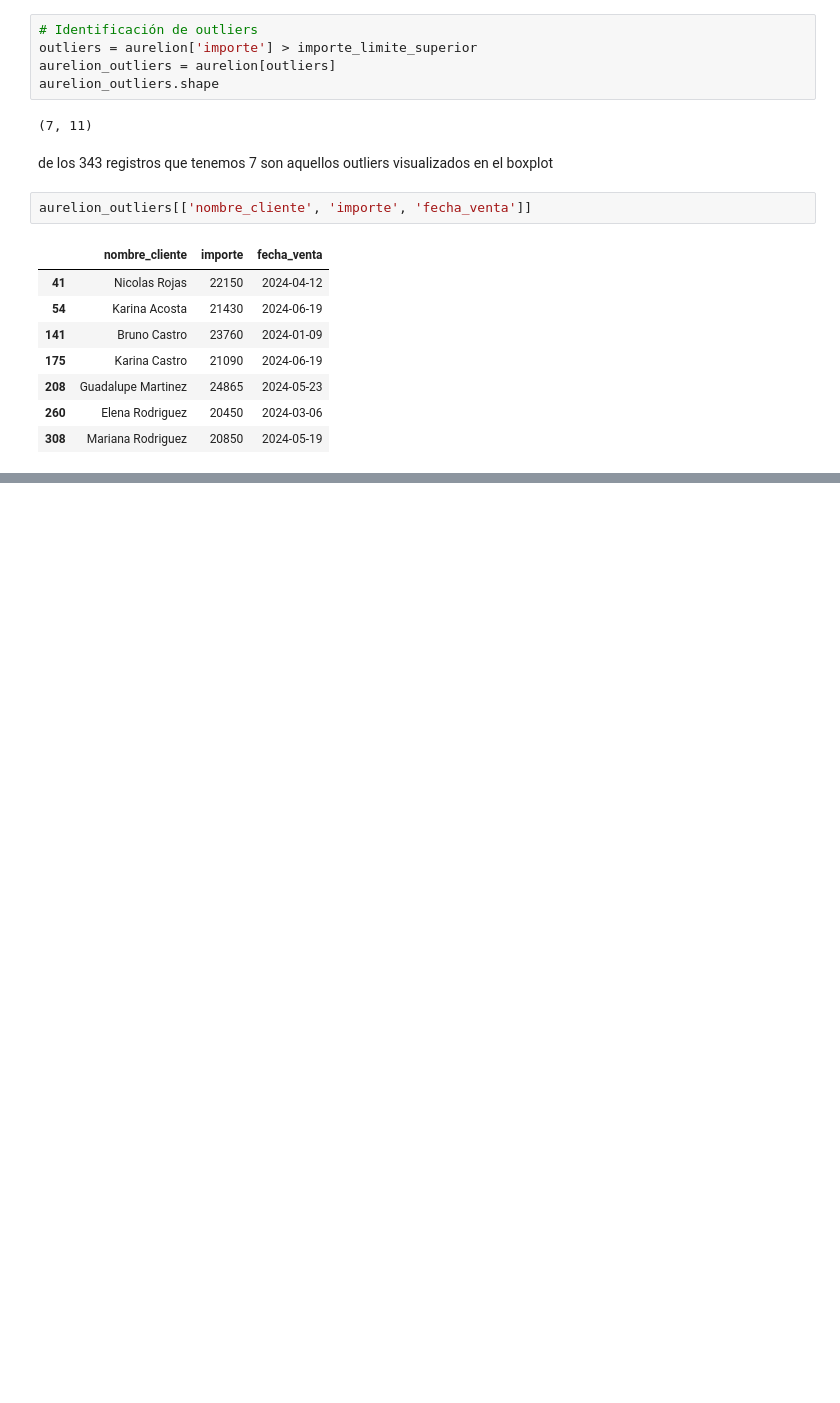
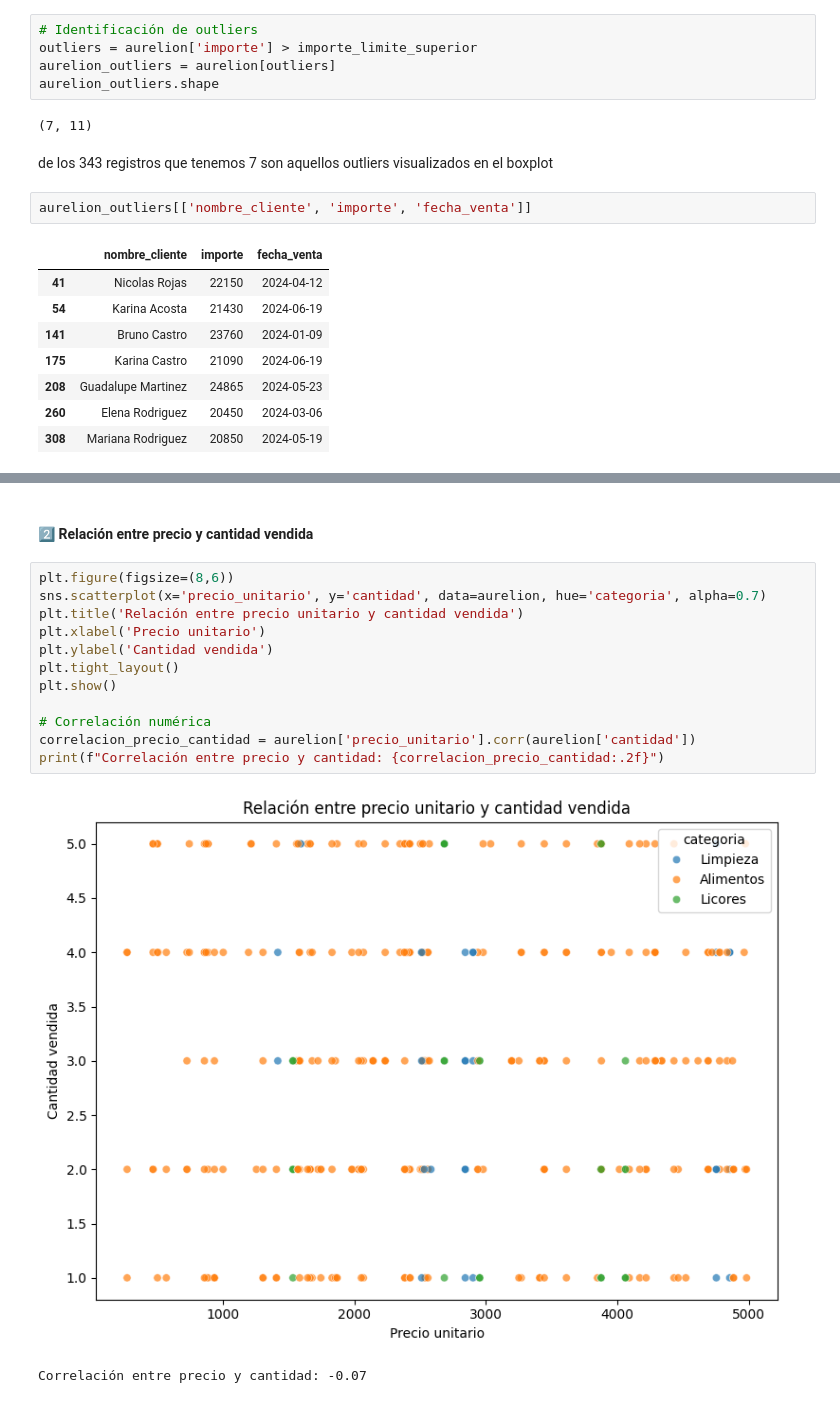
Before and after one commit to jperez-xcvi/guayerd_ia, a Jupyter notebook: aurelion.ipynb, the cells around one changed output, grey strips where cells are left out. Saved outputs shown, nothing was run; the diff lists cells and outputs as text; blank space fills up the shorter version.

```diff
--- a/aurelion.ipynb
+++ b/aurelion.ipynb
@@ -352,0 +315,17 @@ plt.show()
+# %% [markdown]
+<h4>2️⃣ Relación entre precio y cantidad vendida</h4>
+# %%
+plt.figure(figsize=(8,6))
+sns.scatterplot(x='precio_unitario', y='cantidad', data=aurelion, hue='categoria', alpha=0.7)
+plt.title('Relación entre precio unitario y cantidad vendida')
+plt.xlabel('Precio unitario')
+plt.ylabel('Cantidad vendida')
+plt.tight_layout()
+plt.show()
+
+# Correlación numérica
+correlacion_precio_cantidad = aurelion['precio_unitario'].corr(aurelion['cantidad'])
+print(f"Correlación entre precio y cantidad: {correlacion_precio_cantidad:.2f}")
+# %% [output]
+[figure, added]
+Correlación entre precio y cantidad: -0.07
```
Also changed, not shown: parts of 26 cells of this notebook, 1 other file.
